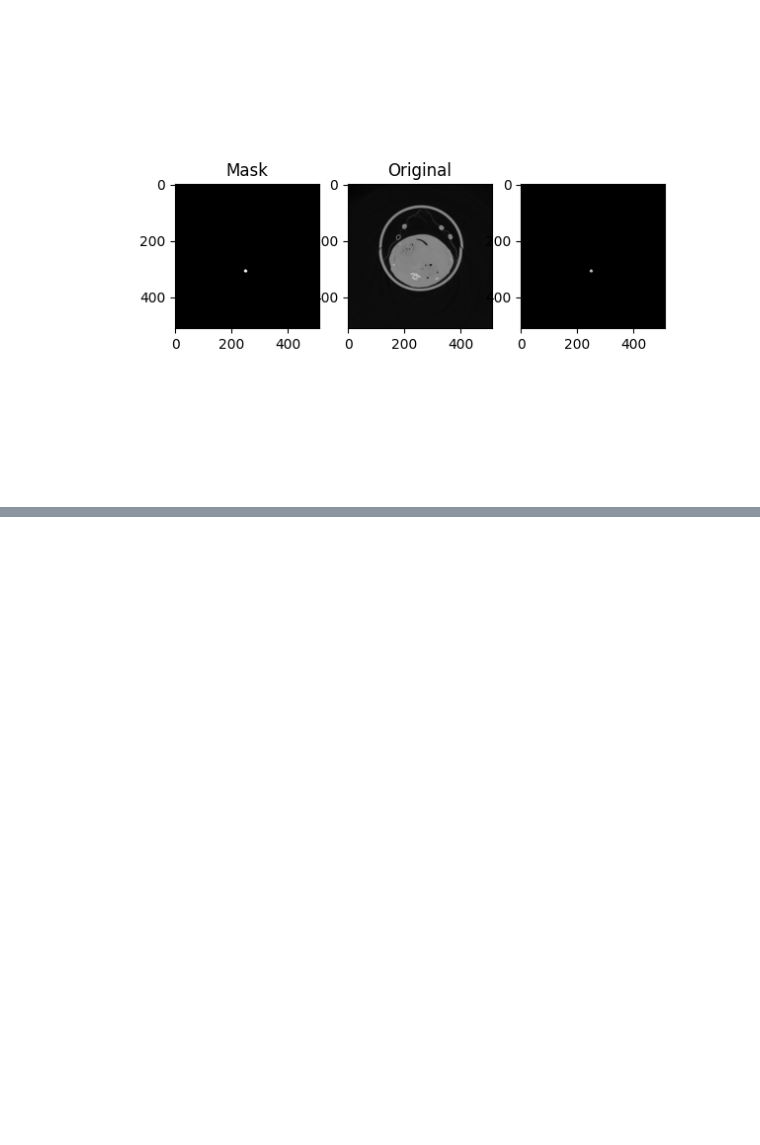
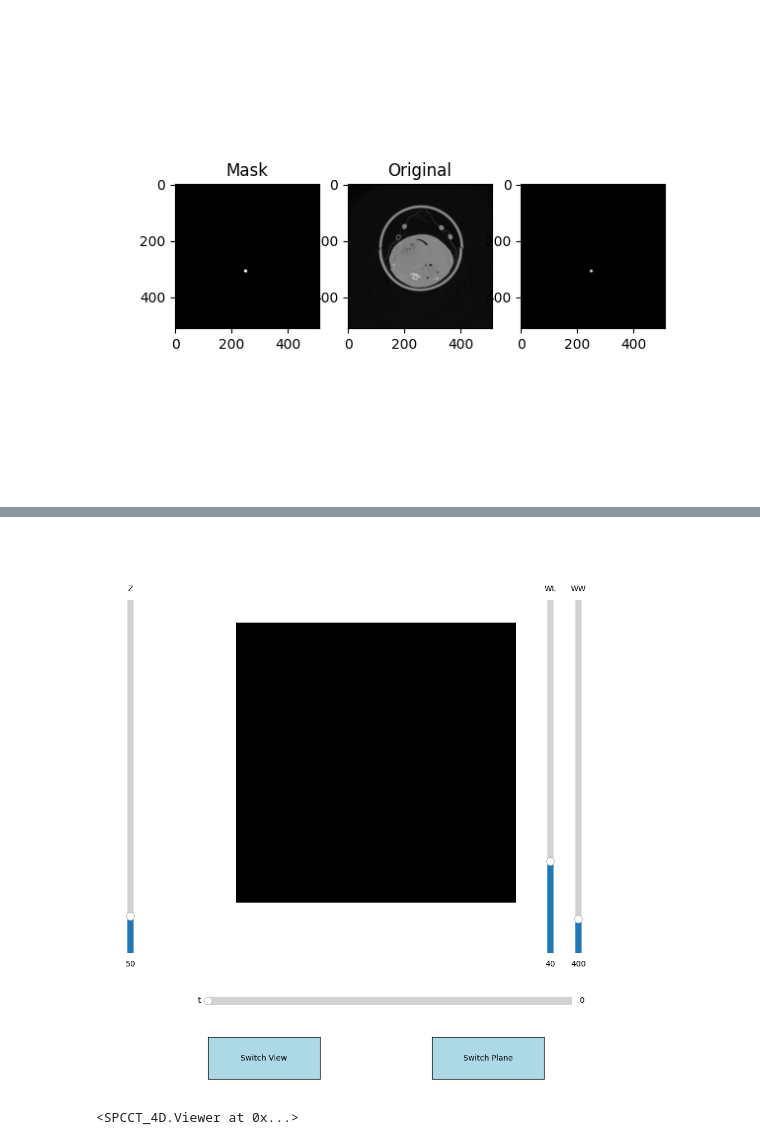
Before and after one commit to dandycodingpipe/pyKOLOR, a Jupyter notebook: notebook.ipynb, the cells around one changed output, grey strips where cells are left out. Cells and saved outputs as stored; diff of their text form; code cells hidden in the pictures; blank space fills up the shorter version.

```diff
--- a/notebook.ipynb
+++ b/notebook.ipynb
@@ -491,0 +358,5 @@ PermissionError: [Errno 13] Permission denied: 'dataframe.csv'
+# %%
+Viewer(image)
+# %% [output]
+[figure, added]
+<SPCCT_4D.Viewer at 0x...>
```
Also changed, not shown: parts of 14 cells of this notebook, 21 other files.
